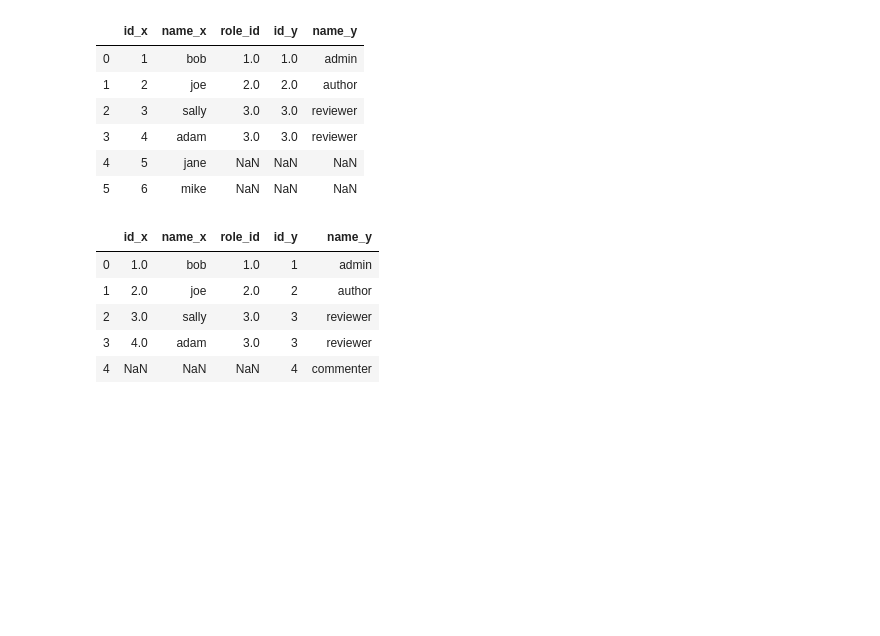
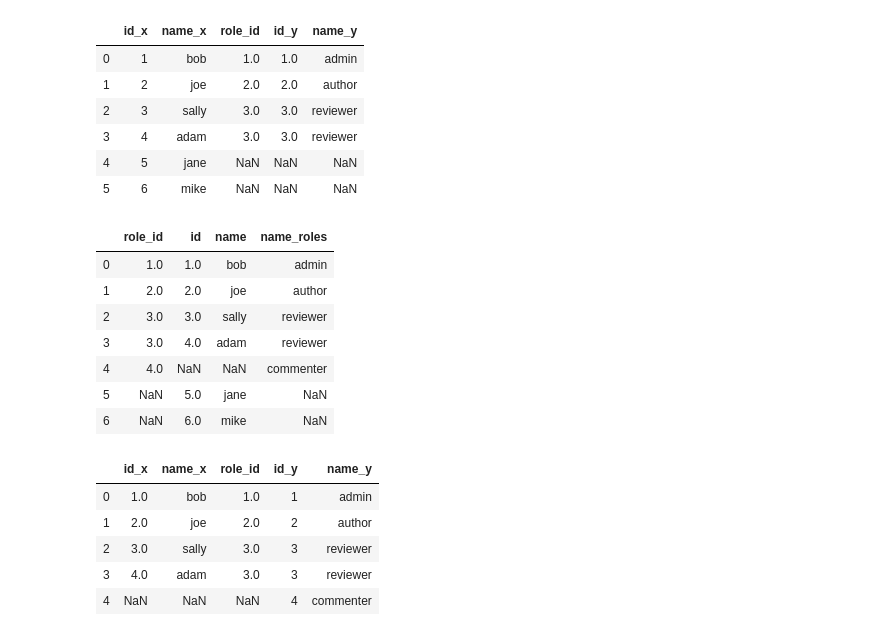
Before and after one commit to sunwenliang14/python-exercises, a Jupyter notebook: 4.8.4.4_advanced_dataframes.ipynb, the cells around one changed output. Saved outputs shown, nothing was run; the diff lists cells and outputs as text; code cells hidden in the pictures; blank space fills up the shorter version.

```diff
--- a/4.8.4.4_advanced_dataframes.ipynb
+++ b/4.8.4.4_advanced_dataframes.ipynb
@@ -81,6 +81,24 @@ pd.merge(users, roles, left_on='role_id', right_on='id', how='left')
 | 3 | 4 | adam | 3.0 | 3.0 | reviewer |
 | 4 | 5 | jane | NaN | NaN | NaN |
 | 5 | 6 | mike | NaN | NaN | NaN |
+# %%
+(users
+ .set_index('role_id')
+ .join(
+     roles.rename(columns={'id': 'role_id'}).set_index('role_id'),
+     rsuffix='_roles',
+     how='outer'
+ )
+ .reset_index())
+# %% [output]
+|  | role_id | id | name | name_roles |
+| 0 | 1.0 | 1.0 | bob | admin |
+| 1 | 2.0 | 2.0 | joe | author |
+| 2 | 3.0 | 3.0 | sally | reviewer |
+| 3 | 3.0 | 4.0 | adam | reviewer |
+| 4 | 4.0 | NaN | NaN | commenter |
+| 5 | NaN | 5.0 | jane | NaN |
+| 6 | NaN | 6.0 | mike | NaN |
 # %%
 pd.merge(users, roles, left_on='role_id', right_on='id', how='right')
 # %% [output]
```
Also changed, not shown: parts of 18 cells of this notebook.
